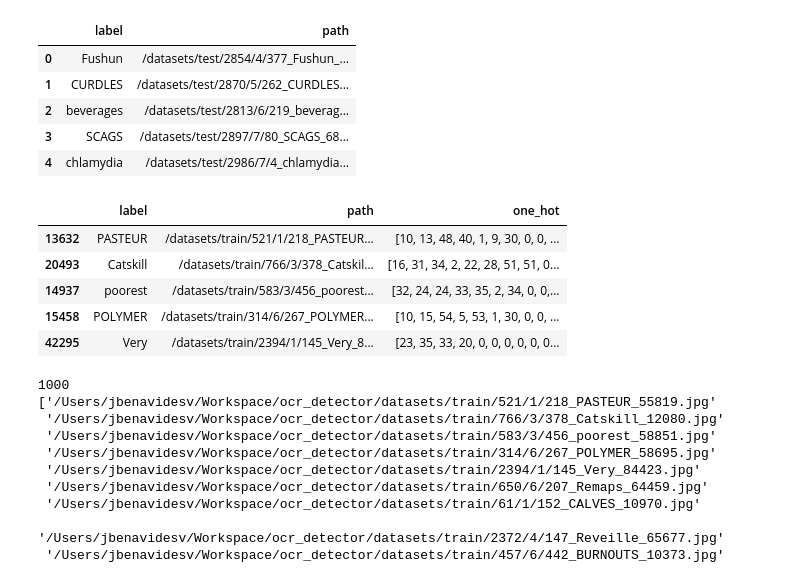
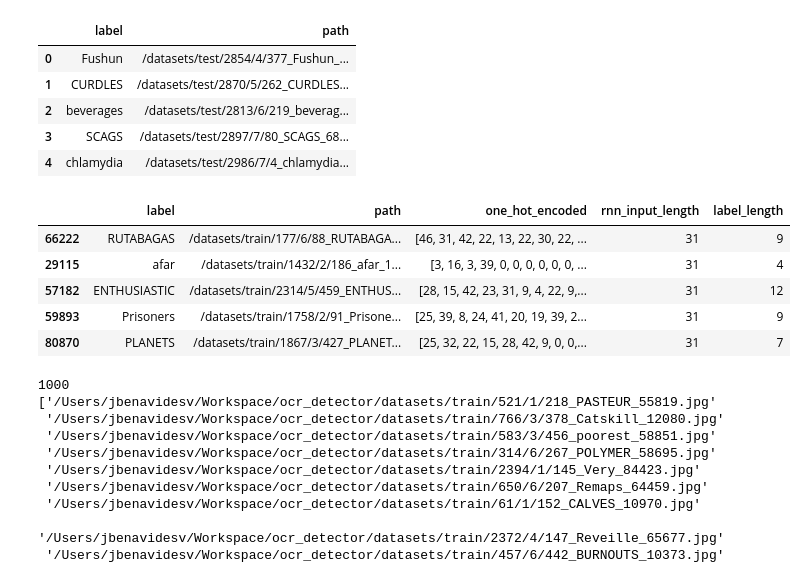
Before and after one commit to jb-apps/ocr, a Jupyter notebook: Build and train model.ipynb, the cells around one changed output. Cells and saved outputs as stored; diff of their text form; code cells hidden in the pictures.

Commit message:
Adding inputs

```diff
--- a/Build and train model.ipynb
+++ b/Build and train model.ipynb
@@ -63,19 +63,25 @@ Found 20000 rows
 # %%
 def one_hot_encode_dataframe(df):
     label_to_one_hot = hp.words_to_one_hot(df['label'].values)
-    df['one_hot'] = df['label'].map(lambda label: label_to_one_hot[label])
+    df['one_hot_encoded'] = df['label'].map(lambda label: label_to_one_hot[label])
     return df
+
+def preprocess(df):
+    df = one_hot_encode_dataframe(df)
+    df['rnn_input_length'] = 31
+    df['label_length'] = df['label'].map(lambda label: len(label))
+    return df
 # %%
 train_df = all_train_df.sample(1000)
-train_df = one_hot_encode_dataframe(train_df)
+train_df = preprocess(train_df)
 train_df.head()
 # %% [output]
-|  | label | path | one_hot |
-| 13632 | PASTEUR | /datasets/train/521/1/218_PASTEUR... | [10, 13, 48, 40, 1, 9, 30, 0, 0, ... |
-| 20493 | Catskill | /datasets/train/766/3/378_Catskil... | [16, 31, 34, 2, 22, 28, 51, 51, 0... |
-| 14937 | poorest | /datasets/train/583/3/456_poorest... | [32, 24, 24, 33, 35, 2, 34, 0, 0,... |
-| 15458 | POLYMER | /datasets/train/314/6/267_POLYMER... | [10, 15, 54, 5, 53, 1, 30, 0, 0, ... |
-| 42295 | Very | /datasets/train/2394/1/145_Very_8... | [23, 35, 33, 20, 0, 0, 0, 0, 0, 0... |
+|  | label | path | one_hot_encoded | rnn_input_length | label_length |
+| 66222 | RUTABAGAS | /datasets/train/177/6/88_RUTABAGA... | [46, 31, 42, 22, 13, 22, 30, 22, ... | 31 | 9 |
+| 29115 | afar | /datasets/train/1432/2/186_afar_1... | [3, 16, 3, 39, 0, 0, 0, 0, 0, 0, ... | 31 | 4 |
+| 57182 | ENTHUSIASTIC | /datasets/train/2314/5/459_ENTHUS... | [28, 15, 42, 23, 31, 9, 4, 22, 9,... | 31 | 12 |
+| 59893 | Prisoners | /datasets/train/1758/2/91_Prisone... | [25, 39, 8, 24, 41, 20, 19, 39, 2... | 31 | 9 |
+| 80870 | PLANETS | /datasets/train/1867/3/427_PLANET... | [25, 32, 22, 15, 28, 42, 9, 0, 0,... | 31 | 7 |
 # %%
 def create_full_directory(df):
     directory = os.getcwd()
```
